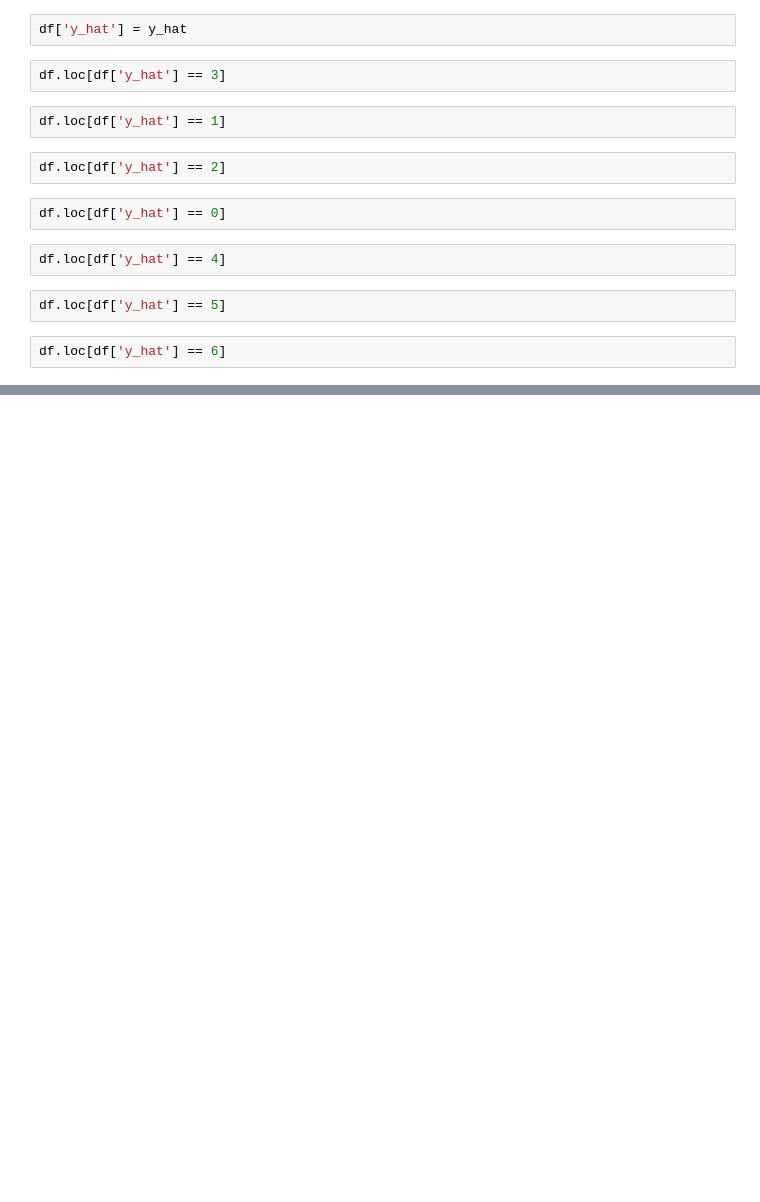
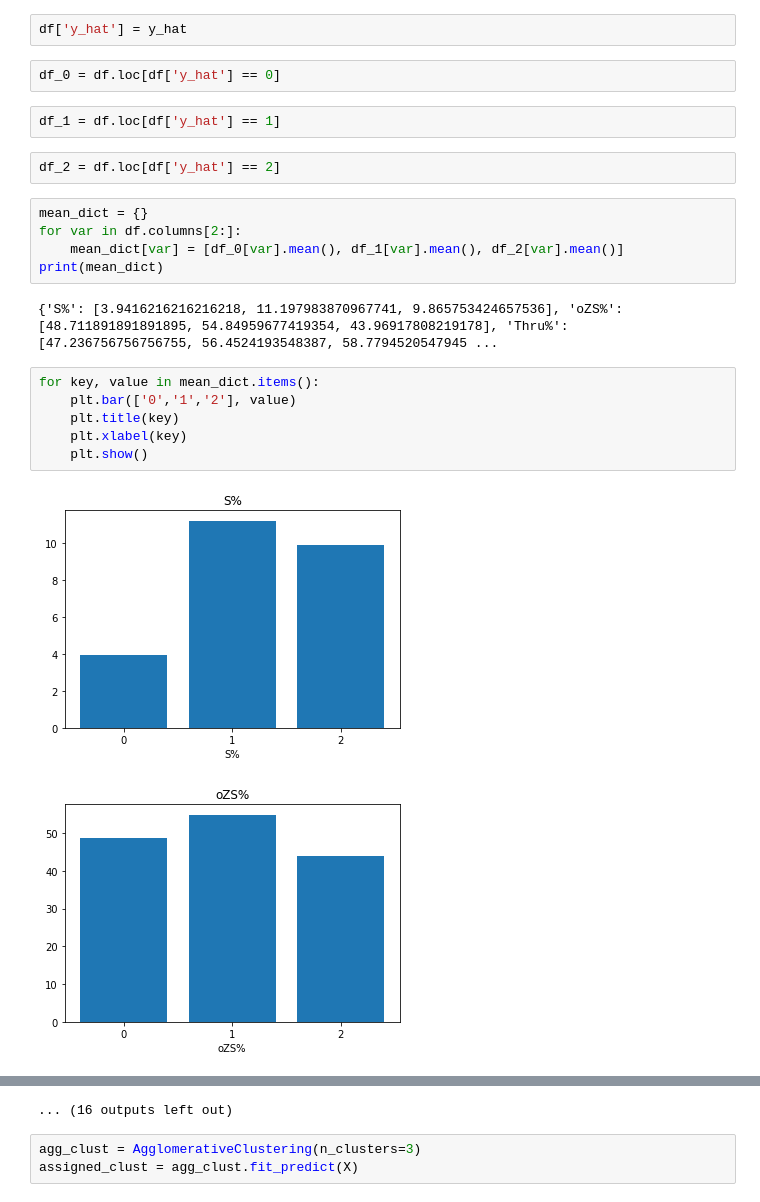
Before and after one commit to DavidKatzman/Final_Project, a Jupyter notebook: Hockey_Project.ipynb, the cells around one changed output, grey strips where cells are left out. Saved outputs shown, nothing was run; the diff lists cells and outputs as text; blank space fills up the shorter version.

```diff
--- a/Hockey_Project.ipynb
+++ b/Hockey_Project.ipynb
@@ -373,16 +527,24 @@ y_hat
 # %%
 df['y_hat'] = y_hat
 # %%
-df.loc[df['y_hat'] == 3]
+df_0 = df.loc[df['y_hat'] == 0]
 # %%
-df.loc[df['y_hat'] == 1]
+df_1 = df.loc[df['y_hat'] == 1]
 # %%
-df.loc[df['y_hat'] == 2]
+df_2 = df.loc[df['y_hat'] == 2]
-# %%
-df.loc[df['y_hat'] == 0]
-# %%
-df.loc[df['y_hat'] == 4]
-# %%
-df.loc[df['y_hat'] == 5]
-# %%
-df.loc[df['y_hat'] == 6]
+# %%
+mean_dict = {}
+for var in df.columns[2:]:
+    mean_dict[var] = [df_0[var].mean(), df_1[var].mean(), df_2[var].mean()]
+print(mean_dict)
+# %% [output]
+{'S%': [3.9416216216216218, 11.197983870967741, 9.865753424657536], 'oZS%': [48.711891891891895, 54.84959677419354, 43.96917808219178], 'Thru%': [47.236756756756755, 56.4524193548387, 58.7794520547945 ...
+# %%
+for key, value in mean_dict.items():
+    plt.bar(['0','1','2'], value)
+    plt.title(key)
+    plt.xlabel(key)
+    plt.show()
+# %% [output]
+[figure, added]
+[figure, added]
@@ -388,0 +561,4 @@ df.loc[df['y_hat'] == 6]
+... (16 outputs left out)
+# %%
+agg_clust = AgglomerativeClustering(n_clusters=3)
+assigned_clust = agg_clust.fit_predict(X)
```
Also changed, not shown: parts of 66 cells of this notebook.
